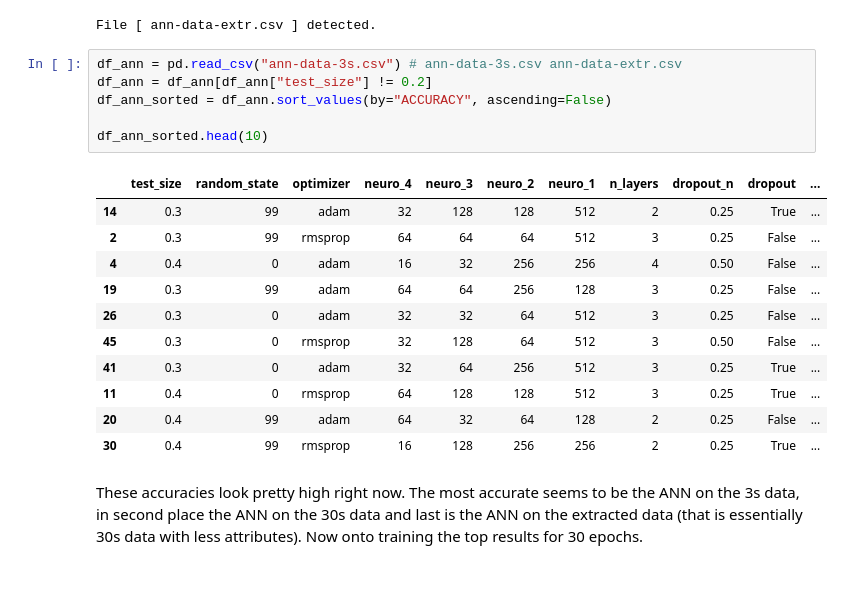
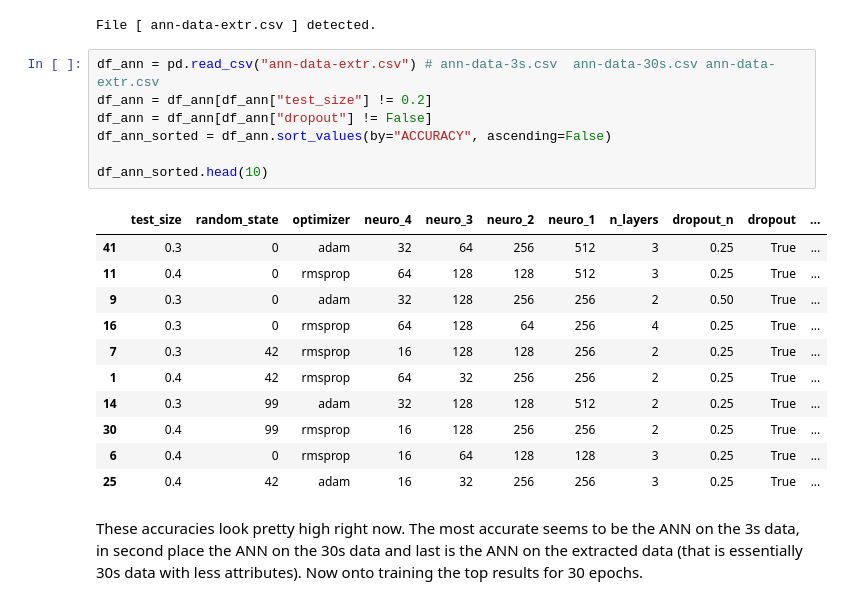
Before and after one commit to etiank/Jupyter-ML, a Jupyter notebook: main.ipynb, the cells around one changed output. Saved outputs shown, nothing was run; the diff lists cells and outputs as text.

```diff
--- a/main.ipynb
+++ b/main.ipynb
@@ -1051,23 +1074,24 @@ print("File [", CSV_PATH_ANN,"] detected.")
 # %% [output]
 File [ ann-data-extr.csv ] detected.
 # %%
-df_ann = pd.read_csv("ann-data-3s.csv") # ann-data-3s.csv ann-data-extr.csv
+df_ann = pd.read_csv("ann-data-extr.csv") # ann-data-3s.csv  ann-data-30s.csv ann-data-extr.csv
 df_ann = df_ann[df_ann["test_size"] != 0.2]
+df_ann = df_ann[df_ann["dropout"] != False]
 df_ann_sorted = df_ann.sort_values(by="ACCURACY", ascending=False)
 
 df_ann_sorted.head(10)
 # %% [output]
 |  | test_size | random_state | optimizer | neuro_4 | neuro_3 | neuro_2 | neuro_1 | n_layers | dropout_n | dropout | ... |
-| 14 | 0.3 | 99 | adam | 32 | 128 | 128 | 512 | 2 | 0.25 | True | ... |
-| 2 | 0.3 | 99 | rmsprop | 64 | 64 | 64 | 512 | 3 | 0.25 | False | ... |
-| 4 | 0.4 | 0 | adam | 16 | 32 | 256 | 256 | 4 | 0.50 | False | ... |
-| 19 | 0.3 | 99 | adam | 64 | 64 | 256 | 128 | 3 | 0.25 | False | ... |
-| 26 | 0.3 | 0 | adam | 32 | 32 | 64 | 512 | 3 | 0.25 | False | ... |
-| 45 | 0.3 | 0 | rmsprop | 32 | 128 | 64 | 512 | 3 | 0.50 | False | ... |
 | 41 | 0.3 | 0 | adam | 32 | 64 | 256 | 512 | 3 | 0.25 | True | ... |
 | 11 | 0.4 | 0 | rmsprop | 64 | 128 | 128 | 512 | 3 | 0.25 | True | ... |
-| 20 | 0.4 | 99 | adam | 64 | 32 | 64 | 128 | 2 | 0.25 | False | ... |
+| 9 | 0.3 | 0 | adam | 32 | 128 | 256 | 256 | 2 | 0.50 | True | ... |
+| 16 | 0.3 | 0 | rmsprop | 64 | 128 | 64 | 256 | 4 | 0.25 | True | ... |
+| 7 | 0.3 | 42 | rmsprop | 16 | 128 | 128 | 256 | 2 | 0.25 | True | ... |
+| 1 | 0.4 | 42 | rmsprop | 64 | 32 | 256 | 256 | 2 | 0.25 | True | ... |
+| 14 | 0.3 | 99 | adam | 32 | 128 | 128 | 512 | 2 | 0.25 | True | ... |
 | 30 | 0.4 | 99 | rmsprop | 16 | 128 | 256 | 256 | 2 | 0.25 | True | ... |
+| 6 | 0.4 | 0 | rmsprop | 16 | 64 | 128 | 128 | 3 | 0.25 | True | ... |
+| 25 | 0.4 | 42 | adam | 16 | 32 | 256 | 256 | 3 | 0.25 | True | ... |
 # %% [markdown]
 These accuracies look pretty high right now. The most accurate seems to be the ANN on the 3s data, in second place the ANN on the 30s data and last is the ANN on the extracted data (that is essentially 30s data with less attributes). Now onto training the top results for 30 epochs.
 # %%
```
Also changed, not shown: parts of 7 cells of this notebook, 16 other files.
